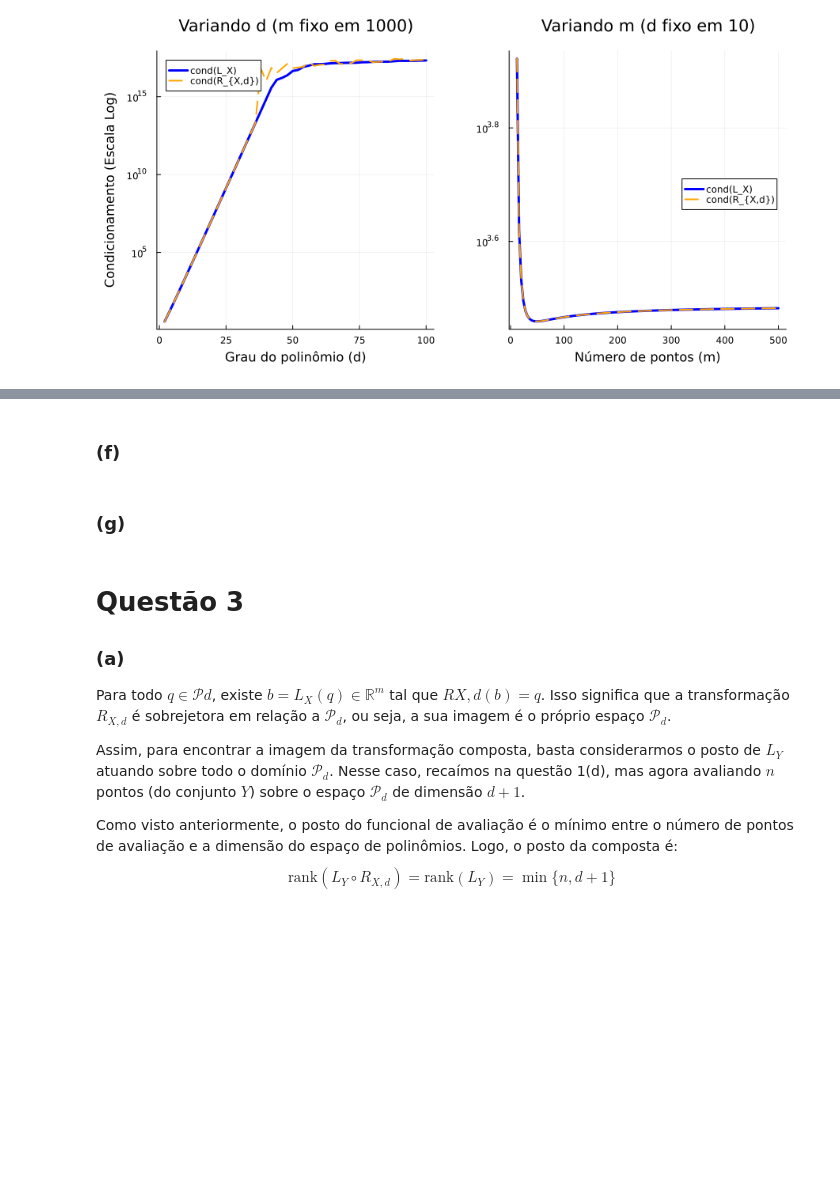
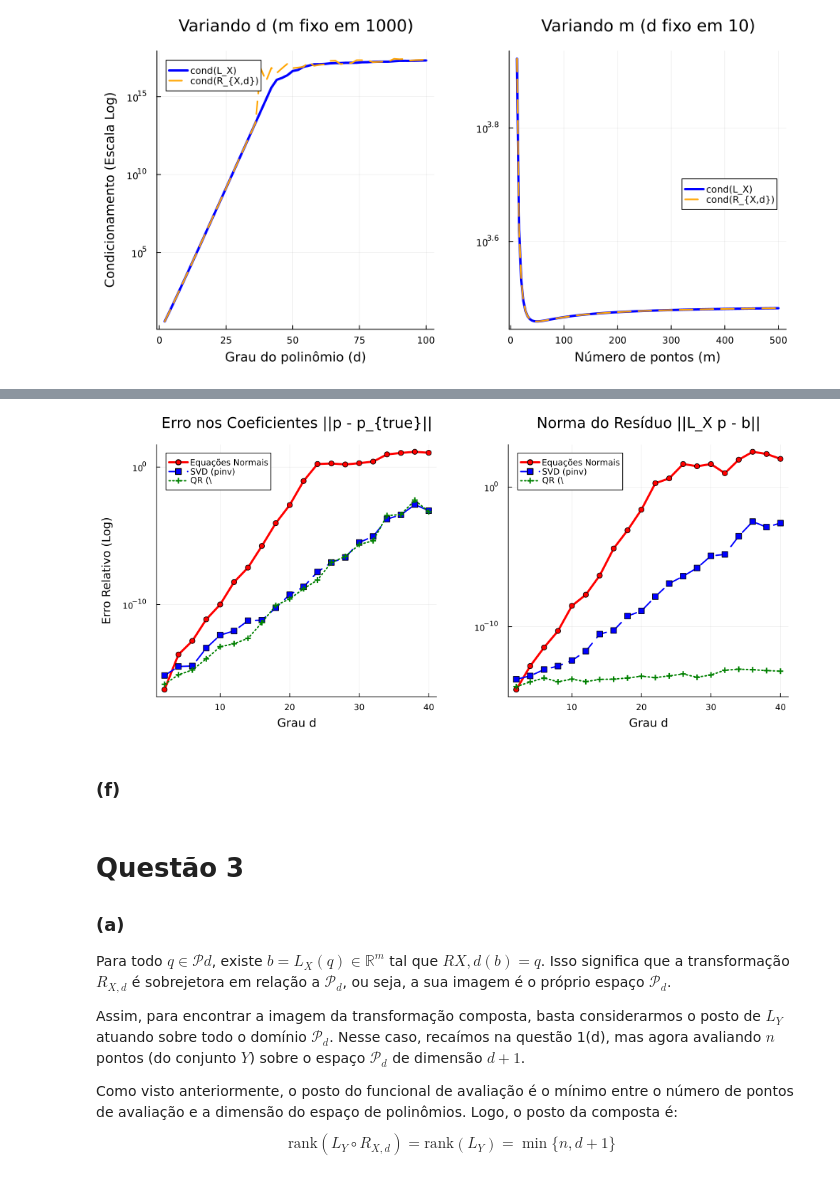
Before and after one commit to Jose-Pedro-Dresch/aln_pjt3_polinomios, a Jupyter notebook: Projeto3_julia.ipynb, the cells around one changed output, grey strips where cells are left out. Drawn from its saved outputs; the diff is of its cells as text; code cells hidden in the pictures; blank space fills up the shorter version.

```diff
--- a/Projeto3_julia.ipynb
+++ b/Projeto3_julia.ipynb
@@ -299,7 +297,81 @@ display(plt)
+# %%
+using LinearAlgebra
+using Plots
+
+function vandermonde(x::Vector{Float64}, d::Integer)
+    m = length(x)
+    V = zeros(Float64, m, d + 1)
+    for i in 1:m, j in 1:d + 1
+        V[i, j] = x[i]^(j - 1)
+    end
+    return V
+end
+
+# Configurações do teste
+m = 500
+d_vals = 2:2:40
+
+# Arrays para armazenar os erros relativos dos coeficientes ||p - p_true||
+err_p_normal = zeros(length(d_vals))
+err_p_pinv = zeros(length(d_vals))
+err_p_qr = zeros(length(d_vals))
+
+# Arrays para armazenar a norma do resíduo ||L*p - b||
+res_normal = zeros(length(d_vals))
+res_pinv = zeros(length(d_vals))
+res_qr = zeros(length(d_vals))
+
+for (i, d) in enumerate(d_vals)
+    X = collect(range(-1.0, 1.0, length=m))
+    L = vandermonde(X, d)
+
+    # Criamos um polinômio verdadeiro com coeficientes arbitrários (ex: todos 1)
+    p_true = ones(d + 1)
+
+    # Geramos o vetor b exato
+    b = L * p_true
+
+    # Método 1: Equações Normais "Na Mão"
+    # p = (L^T L)^-1 L^T b
+    p_normal = inv(L' * L) * (L' * b)
+
+    # Método 2: Decomposição SVD
+    p_pinv = pinv(L) * b
+
+    # Método 3: Fatoração QR (O operador \ do Julia usa QR para matrizes retangulares)
+    p_qr = L \ b
+
+    # 1. Calculando o erro nos coeficientes
+    err_p_normal[i] = norm(p_normal - p_true) / norm(p_true)
+    err_p_pinv[i]   = norm(p_pinv - p_true) / norm(p_true)
+    err_p_qr[i]     = norm(p_qr - p_true) / norm(p_true)
+
+    # 2. Calculando a norma do resíduo
+    res_normal[i] = norm(L * p_normal - b)
+    res_pinv[i]   = norm(L * p_pinv - b)
+    res_qr[i]     = norm(L * p_qr - b)
+end
+
+# ================= Plotagem ================= #
+# Gráfico 1: Erro nos coeficientes (O desastre real)
+p1 = plot(d_vals, err_p_normal, label="Equações Normais", lw=3, marker=:circle, color=:red)
+plot!(p1, d_vals, err_p_pinv, label="SVD (pinv)", lw=2, marker=:square, ls=:dash, color=:blue)
+plot!(p1, d_vals, err_p_qr, label="QR (\\)", lw=2, marker=:cross, ls=:dot, color=:green)
+plot!(p1, yscale=:log10, title="Erro nos Coeficientes ||p - p_{true}||",
+      xlabel="Grau d", ylabel="Erro Relativo (Log)", legend=:topleft, grid=true)
+
+# Gráfico 2: Norma do Resíduo (A falsa sensação de acerto)
+p2 = plot(d_vals, res_normal, label="Equações Normais", lw=3, marker=:circle, color=:red)
+plot!(p2, d_vals, res_pinv, label="SVD (pinv)", lw=2, marker=:square, ls=:dash, color=:blue)
+plot!(p2, d_vals, res_qr, label="QR (\\)", lw=2, marker=:cross, ls=:dot, color=:green)
+plot!(p2, yscale=:log10, title="Norma do Resíduo ||L_X p - b||",
+      xlabel="Grau d", legend=:topleft, grid=true)
+
+plot(p1, p2, layout=(1, 2), size=(1000, 450), margin=5Plots.mm)
+# %% [output]
+[figure, added]
 # %% [markdown]
 ### (f)
-# %% [markdown]
-### (g)
 # %% [markdown]
 # Questão 3
 
```
Also changed, not shown: parts of 2 cells of this notebook.
